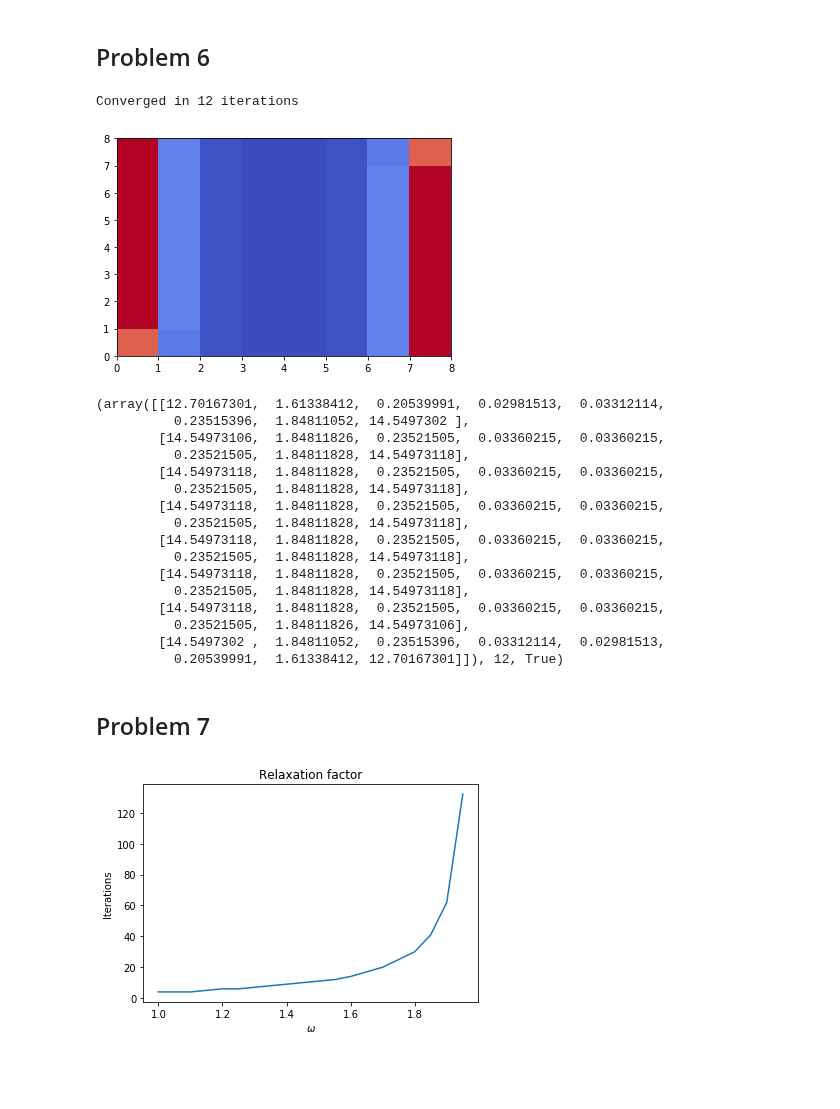
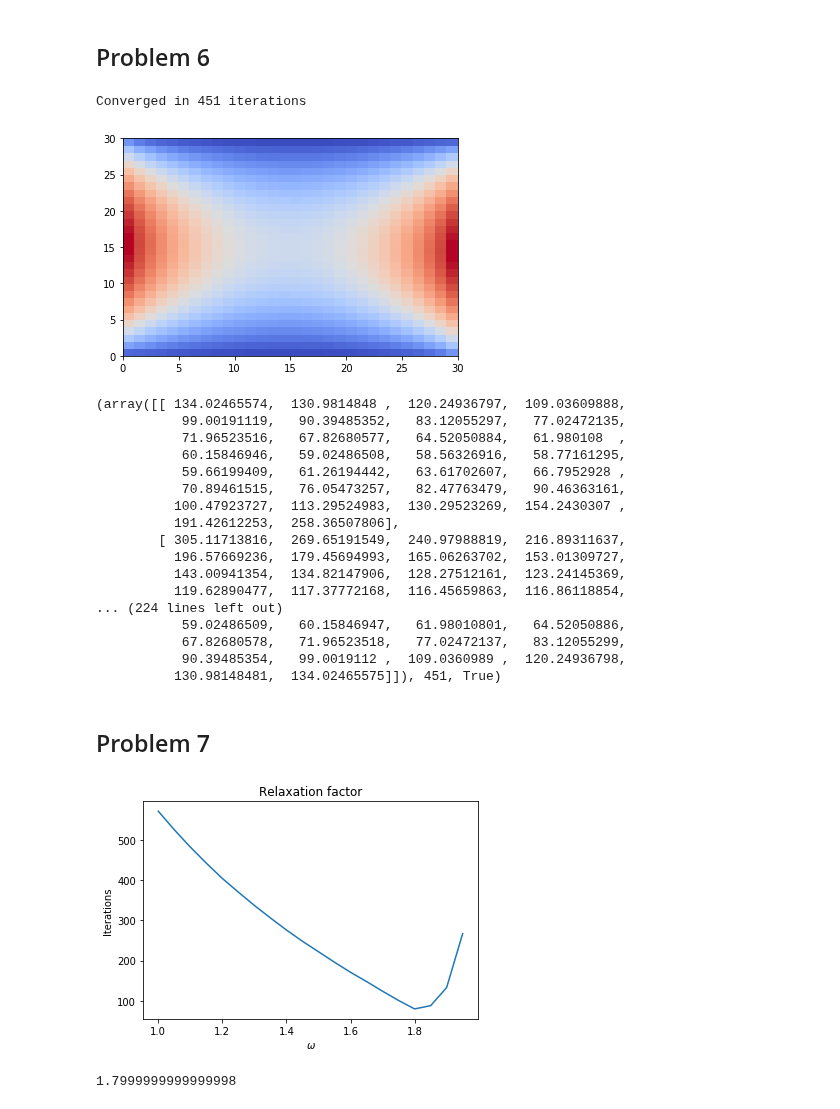
Before and after one commit to natashawatkins/BootCamp2018, a Jupyter notebook: Probsets/Comp/Probset6/iterative.ipynb, the cells around one changed output. Cells and saved outputs as stored; diff of their text form; code cells hidden in the pictures; blank space fills up the shorter version.

```diff
--- a/Probsets/Comp/Probset6/iterative.ipynb
+++ b/Probsets/Comp/Probset6/iterative.ipynb
@@ -203,7 +203,7 @@ Converged in 24 iterations
 # %%
 def SOR_laplace(n, ω, tol=1e-8, maxiter=100, plot=False, print_flag=True):
 
-    A = -n * np.eye(n**2) + np.eye(n**2, k=1) + np.eye(n**2, k=-1)
+    A = -4 * np.eye(n**2) + np.eye(n**2, k=1) + np.eye(n**2, k=-1) + np.eye(n**2, k=-n) + np.eye(n**2, k=n)
     b = np.zeros(n)
     b[0] = -100
     b[-1] = -100
@@ -218,26 +218,27 @@ def SOR_laplace(n, ω, tol=1e-8, maxiter=100, plot=False, print_flag=True):
 
     return u, iterations, converged
 # %%
-SOR_laplace(8, 1, plot=True)
+SOR_laplace(30, 1.8, maxiter=500, plot=True)
 # %% [output]
-Converged in 12 iterations
+Converged in 451 iterations
-[figure, old version]
+[figure, new version]
-(array([[12.70167301,  1.61338412,  0.20539991,  0.02981513,  0.03312114,
-          0.23515396,  1.84811052, 14.5497302 ],
-        [14.54973106,  1.84811826,  0.23521505,  0.03360215,  0.03360215,
-          0.23521505,  1.84811828, 14.54973118],
-        [14.54973118,  1.84811828,  0.23521505,  0.03360215,  0.03360215,
-          0.23521505,  1.84811828, 14.54973118],
-        [14.54973118,  1.84811828,  0.23521505,  0.03360215,  0.03360215,
-          0.23521505,  1.84811828, 14.54973118],
-        [14.54973118,  1.84811828,  0.23521505,  0.03360215,  0.03360215,
-          0.23521505,  1.84811828, 14.54973118],
-        [14.54973118,  1.84811828,  0.23521505,  0.03360215,  0.03360215,
-          0.23521505,  1.84811828, 14.54973118],
-        [14.54973118,  1.84811828,  0.23521505,  0.03360215,  0.03360215,
-          0.23521505,  1.84811826, 14.54973106],
-        [14.5497302 ,  1.84811052,  0.23515396,  0.03312114,  0.02981513,
-          0.20539991,  1.61338412, 12.70167301]]), 12, True)
+(array([[ 134.02465574,  130.9814848 ,  120.24936797,  109.03609888,
+           99.00191119,   90.39485352,   83.12055297,   77.02472135,
+           71.96523516,   67.82680577,   64.52050884,   61.980108  ,
+           60.15846946,   59.02486508,   58.56326916,   58.77161295,
+           59.66199409,   61.26194442,   63.61702607,   66.7952928 ,
+           70.89461515,   76.05473257,   82.47763479,   90.46363161,
+          100.47923727,  113.29524983,  130.29523269,  154.2430307 ,
+          191.42612253,  258.36507806],
+        [ 305.11713816,  269.65191549,  240.97988819,  216.89311637,
+          196.57669236,  179.45694993,  165.06263702,  153.01309727,
+          143.00941354,  134.82147906,  128.27512161,  123.24145369,
+          119.62890477,  117.37772168,  116.45659863,  116.86118854,
+... (224 lines left out)
+           59.02486509,   60.15846947,   61.98010801,   64.52050886,
+           67.82680578,   71.96523518,   77.02472137,   83.12055299,
+           90.39485354,   99.0019112 ,  109.0360989 ,  120.24936798,
+          130.98148481,  134.02465575]]), 451, True)
 # %% [markdown]
 ## Problem 7
 # %%
@@ -256,4 +257,8 @@ plt.ylabel('Iterations')
 plt.title('Relaxation factor')
 plt.show()
 # %% [output]
-[figure, old version]
+[figure, new version]
+# %%
+ω_s[n_iterations.argmin()]
+# %% [output]
+1.7999999999999998
```
Also changed, not shown: parts of 4 cells of this notebook, 2 other files.
